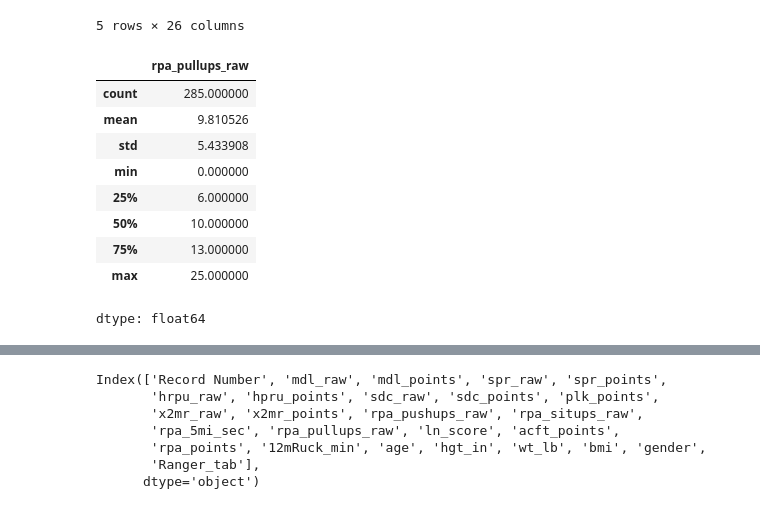
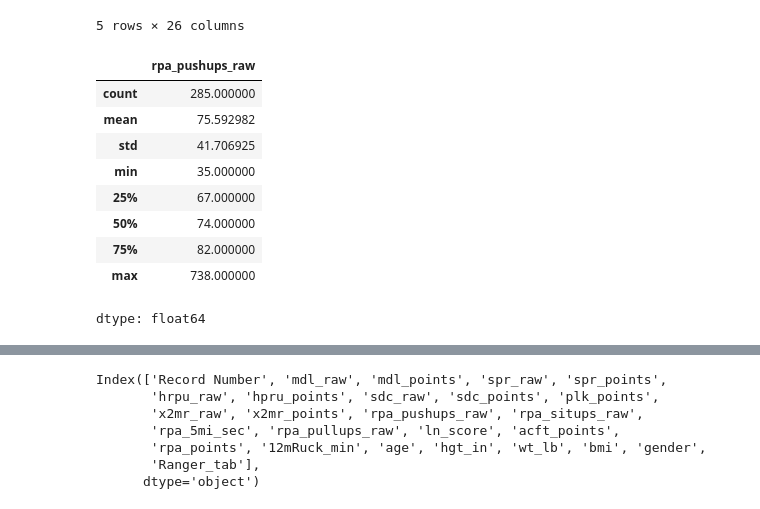
Before and after one commit to lonespear/ma103, a Jupyter notebook: ranger_school_log_reg.ipynb, the cells around one changed output, grey strips where cells are left out. Saved outputs shown, nothing was run; the diff lists cells and outputs as text; code cells hidden in the pictures.

```diff
--- a/ranger_school_log_reg.ipynb
+++ b/ranger_school_log_reg.ipynb
@@ -104,15 +104,15 @@ df.head()
 | 5 | 6 | 300 | 90 | 12 | 97 | 44 | 84 | 78 | 100 | ... |
 5 rows × 26 columns
 # %%
-df.rpa_pullups_raw.describe()
+df.rpa_pushups_raw.describe()
 # %% [output]
-|  | rpa_pullups_raw |
+|  | rpa_pushups_raw |
 | count | 285.000000 |
-| mean | 9.810526 |
-| std | 5.433908 |
-| min | 0.000000 |
-| 25% | 6.000000 |
-| 50% | 10.000000 |
-| 75% | 13.000000 |
-| max | 25.000000 |
+| mean | 75.592982 |
+| std | 41.706925 |
+| min | 35.000000 |
+| 25% | 67.000000 |
+| 50% | 74.000000 |
+| 75% | 82.000000 |
+| max | 738.000000 |
 dtype: float64
```
Also changed, not shown: parts of 6 cells of this notebook.
